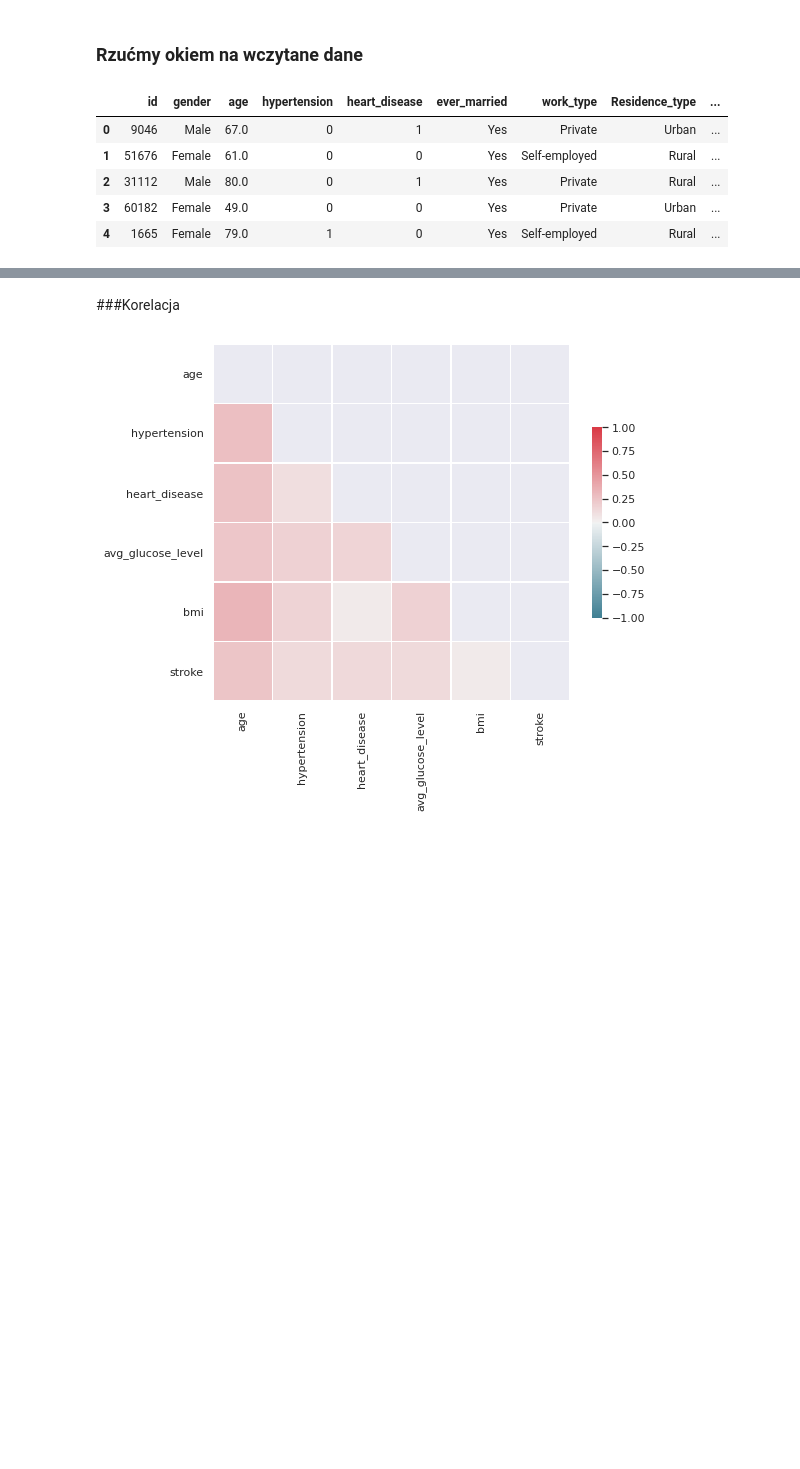
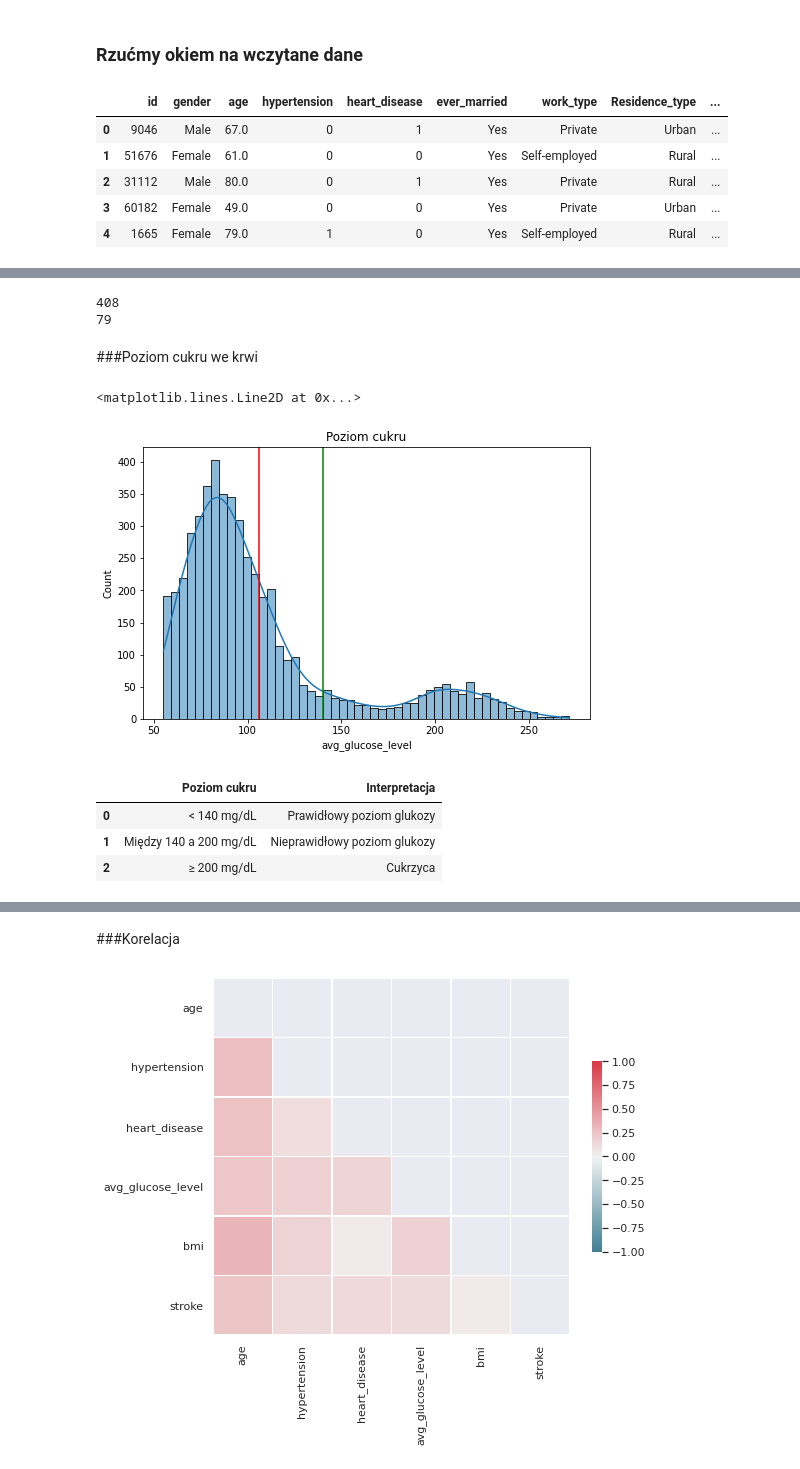
Before and after one commit to karolinaprygiel/ai-project, a Jupyter notebook: project.ipynb, the cells around one changed output, grey strips where cells are left out. Cells and saved outputs as stored; diff of their text form; code cells hidden in the pictures; blank space fills up the shorter version.

```diff
--- a/project.ipynb
+++ b/project.ipynb
@@ -48,0 +118,26 @@ plt.show()
+# %%
+print((data[data["bmi"] > 40 ]).shape[0])
+print((data[data["bmi"] > 50 ]).shape[0])
+# %% [output]
+408
+79
+# %% [markdown]
+###Poziom cukru we krwi
+# %%
+fig = plt.figure(figsize = (8,5))
+sns.histplot(data['avg_glucose_level'], kde="True", ax=fig.gca()).set_title("Poziom cukru")
+plt.axvline(data['avg_glucose_level'].mean(), color='red')
+plt.axvline(140, color='green')
+# %% [output]
+<matplotlib.lines.Line2D at 0x...>
+[figure, added]
+# %%
+glucose_levels = {'Poziom cukru' : ['< 140 mg/dL', 'Między 140 a 200 mg/dL ', '≥ 200 mg/dL'],
+                  'Interpretacja': ['Prawidłowy poziom glukozy', 'Nieprawidłowy poziom glukozy', 'Cukrzyca']}
+glucose_levels_df = pd.DataFrame(glucose_levels)
+glucose_levels_df
+# %% [output]
+|  | Poziom cukru | Interpretacja |
+| 0 | < 140 mg/dL | Prawidłowy poziom glukozy |
+| 1 | Między 140 a 200 mg/dL | Nieprawidłowy poziom glukozy |
+| 2 | ≥ 200 mg/dL | Cukrzyca |
```
Also changed, not shown: parts of 32 cells of this notebook.
